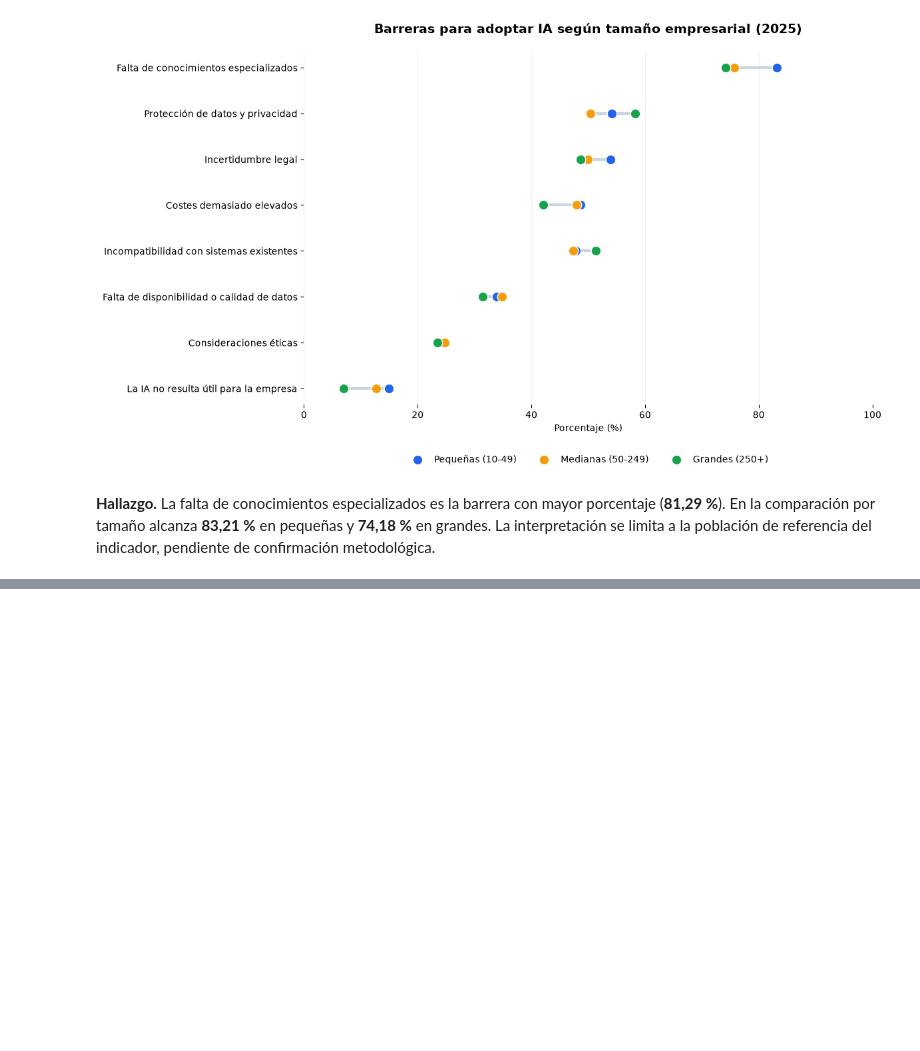
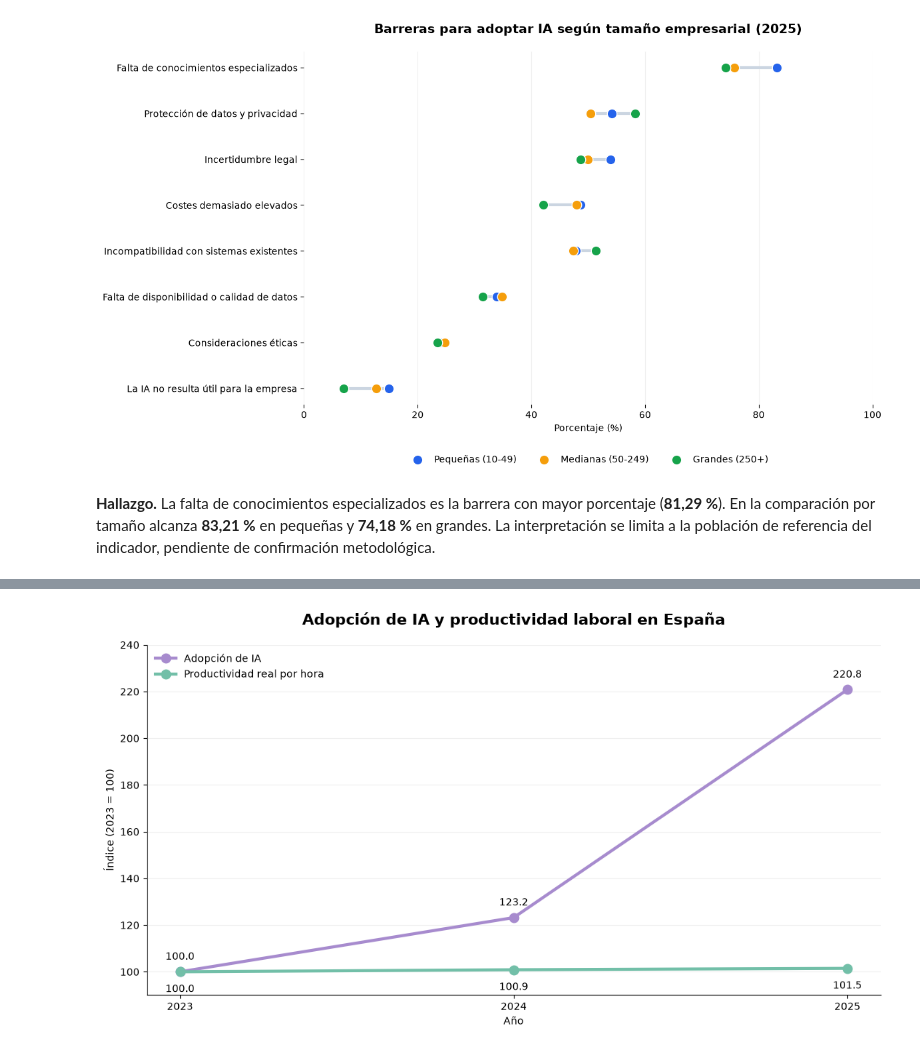
Before and after one commit to sarave-coder/EDA_IA_PRODUCTIVIDAD_ESPANA, a Jupyter notebook: main.ipynb, the cells around one changed output, grey strips where cells are left out. Cells and saved outputs as stored; diff of their text form; code cells hidden in the pictures; blank space fills up the shorter version.

```diff
--- a/main.ipynb
+++ b/main.ipynb
@@ -1807,0 +1690,71 @@ plt.show()
+# %%
+# H5.4 - Evolución de la adopción de IA y la productividad
+import matplotlib.pyplot as plt
+
+fig, ax = plt.subplots(figsize=(11, 6))
+
+# Colores pastel
+color_ia = "#A78BCE"
+color_prod = "#72BFA8"
+
+ax.plot(
+    df_h5["anio"],
+    df_h5["indice_ia"],
+    marker="o",
+    markersize=9,
+    linewidth=3,
+    color=color_ia,
+    label="Adopción de IA"
+)
+
+ax.plot(
+    df_h5["anio"],
+    df_h5["indice_productividad"],
+    marker="o",
+    markersize=9,
+    linewidth=3,
+    color=color_prod,
+    label="Productividad real por hora"
+)
+
+for _, fila in df_h5.iterrows():
+    ax.annotate(
+        f'{fila["indice_ia"]:.1f}',
+        (fila["anio"], fila["indice_ia"]),
+        xytext=(0, 12),
+        textcoords="offset points",
+        ha="center",
+        fontsize=10
+    )
+
+    ax.annotate(
+        f'{fila["indice_productividad"]:.1f}',
+        (fila["anio"], fila["indice_productividad"]),
+        xytext=(0, -20),
+        textcoords="offset points",
+        ha="center",
+        fontsize=10
+    )
+
+ax.set_title(
+    "Adopción de IA y productividad laboral en España",
+    fontsize=15,
+    fontweight="bold",
+    pad=20
+)
+
+ax.set_ylabel("Índice (2023 = 100)")
+ax.set_xlabel("Año")
+ax.set_xticks(df_h5["anio"])
+
+ax.set_ylim(90, 240)
+ax.grid(axis="y", alpha=0.2)
+ax.legend(frameon=False)
+
+ax.spines["top"].set_visible(False)
+ax.spines["right"].set_visible(False)
+
+plt.tight_layout()
+plt.show()
+# %% [output]
+[figure, added]
```
Also changed, not shown: parts of 14 cells of this notebook, 6 other files.
